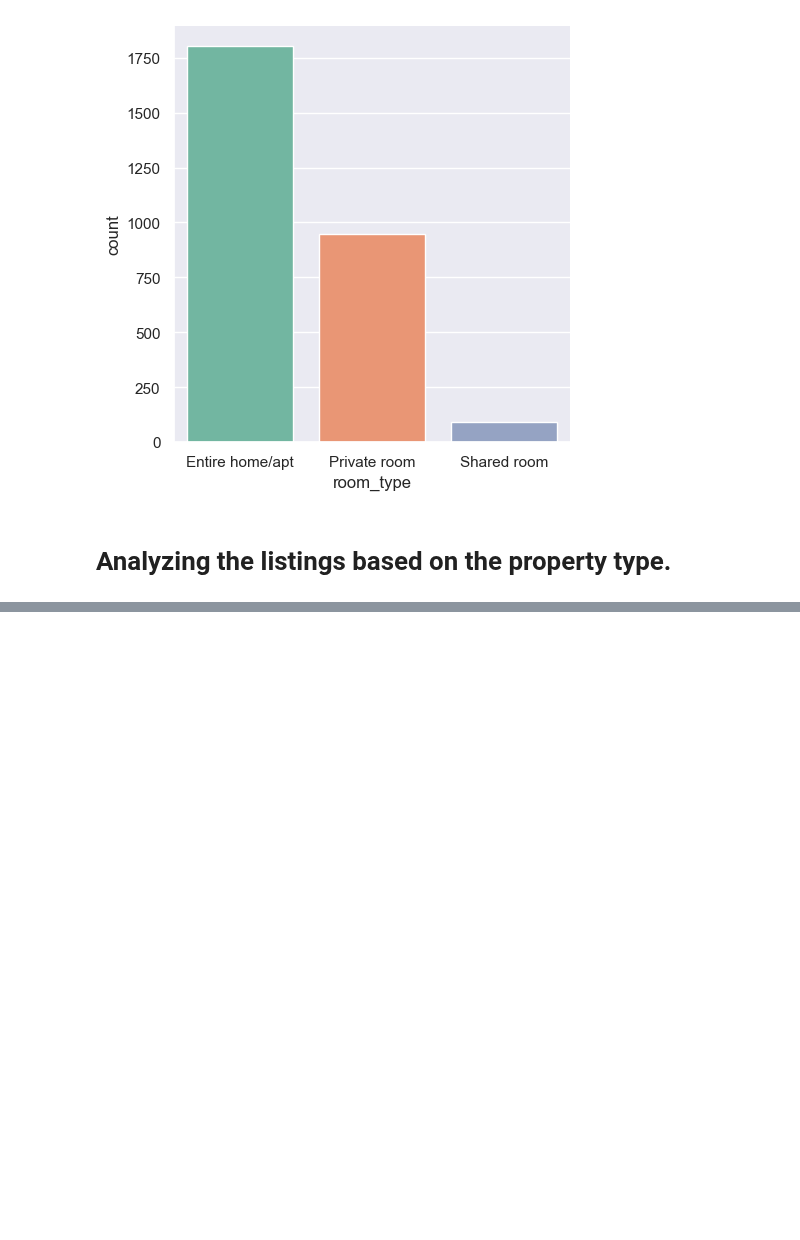
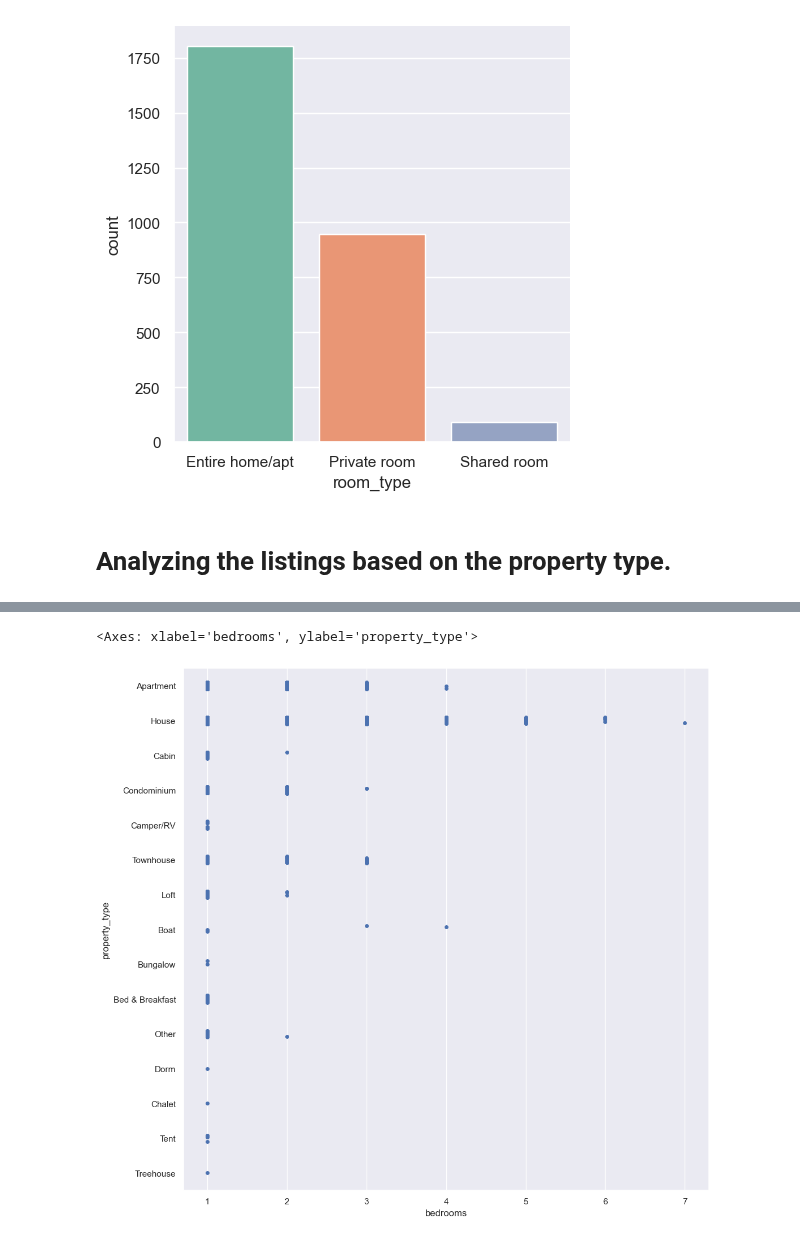
Before and after one commit to bhavya-06darshnik/Airbnb_Data_Analysis, a Jupyter notebook: EDA_1.ipynb, the cells around one changed output, grey strips where cells are left out. Drawn from its saved outputs; the diff is of its cells as text; code cells hidden in the pictures; blank space fills up the shorter version.

```diff
--- a/EDA_1.ipynb
+++ b/EDA_1.ipynb
@@ -101,0 +173,3 @@ Name: count, dtype: int64
+# %%
+room_df=df[['property_type','bedrooms']]
+room_df.head(n=10)
@@ -101,0 +188,6 @@ Name: count, dtype: int64
+# %%
+plt.figure(figsize=(12,12))
+sb.stripplot(x='bedrooms', y='property_type', data=room_df)
+# %% [output]
+<Axes: xlabel='bedrooms', ylabel='property_type'>
+[figure, added]
```
Also changed, not shown: parts of 11 cells of this notebook.
